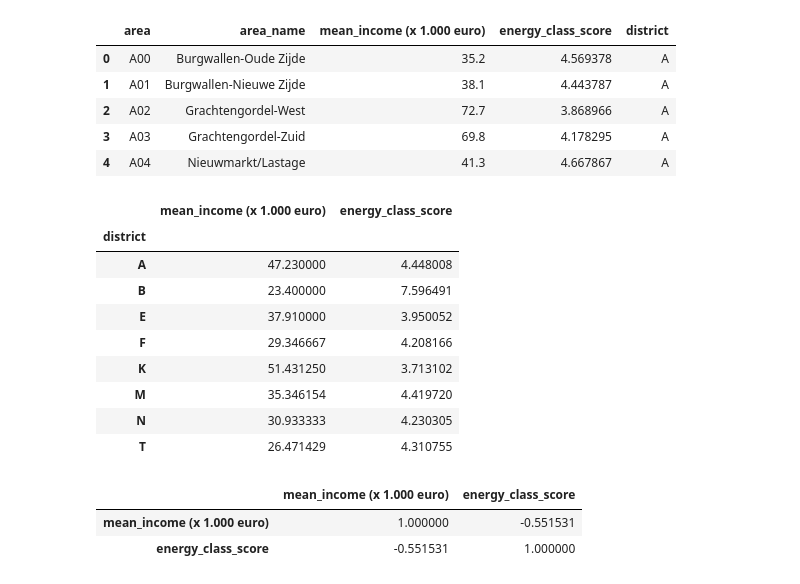
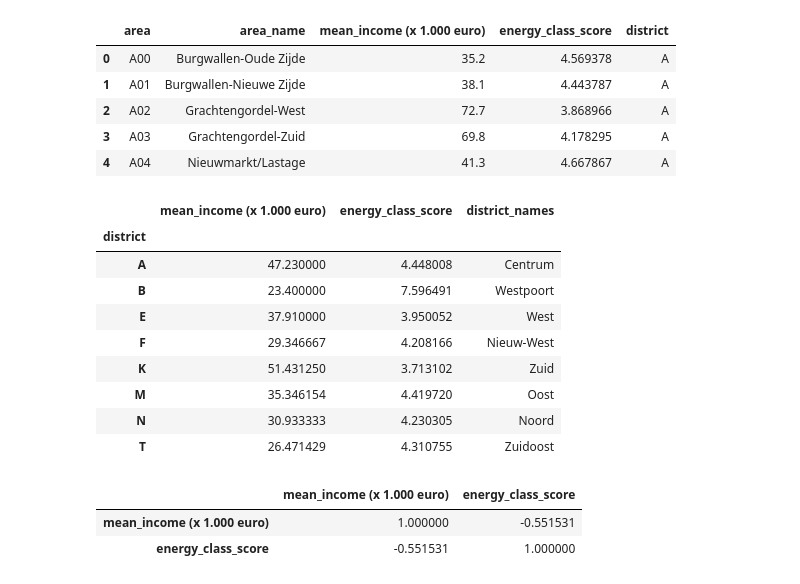
Before and after one commit to maaikedj/Ironhack-dataptams2020-project2, a Jupyter notebook: your-project/Maaike_project2.ipynb, the cells around one changed output. Saved outputs shown, nothing was run; the diff lists cells and outputs as text; code cells hidden in the pictures.

```diff
--- a/your-project/Maaike_project2.ipynb
+++ b/your-project/Maaike_project2.ipynb
@@ -221,19 +221,23 @@ energy_income_area_district.head()
 # %%
 #create new df with mean income and energy score by district
 energy_income_district = energy_income_area_district.groupby('district')[['mean_income (x 1.000 euro)','energy_class_score']].mean()
 
+# Add district names to dataframe for interpretation purposes:
+
+energy_income_district['district_names'] = ['Centrum', 'Westpoort', 'West', 'Nieuw-West', 'Zuid', 'Oost', 'Noord', 'Zuidoost']
+
 energy_income_district.head(15)
 # %% [output]
-|  | mean_income (x 1.000 euro) | energy_class_score |
-| district |  |  |
-| A | 47.230000 | 4.448008 |
-| B | 23.400000 | 7.596491 |
-| E | 37.910000 | 3.950052 |
-| F | 29.346667 | 4.208166 |
-| K | 51.431250 | 3.713102 |
-| M | 35.346154 | 4.419720 |
-| N | 30.933333 | 4.230305 |
-| T | 26.471429 | 4.310755 |
+|  | mean_income (x 1.000 euro) | energy_class_score | district_names |
+| district |  |  |  |
+| A | 47.230000 | 4.448008 | Centrum |
+| B | 23.400000 | 7.596491 | Westpoort |
+| E | 37.910000 | 3.950052 | West |
+| F | 29.346667 | 4.208166 | Nieuw-West |
+| K | 51.431250 | 3.713102 | Zuid |
+| M | 35.346154 | 4.419720 | Oost |
+| N | 30.933333 | 4.230305 | Noord |
+| T | 26.471429 | 4.310755 | Zuidoost |
 # %%
 #calculate correlation between mean energy class scores and mean income per district
 corr_matrix = energy_income_district.corr()
```
Also changed, not shown: parts of 1 cell of this notebook.
